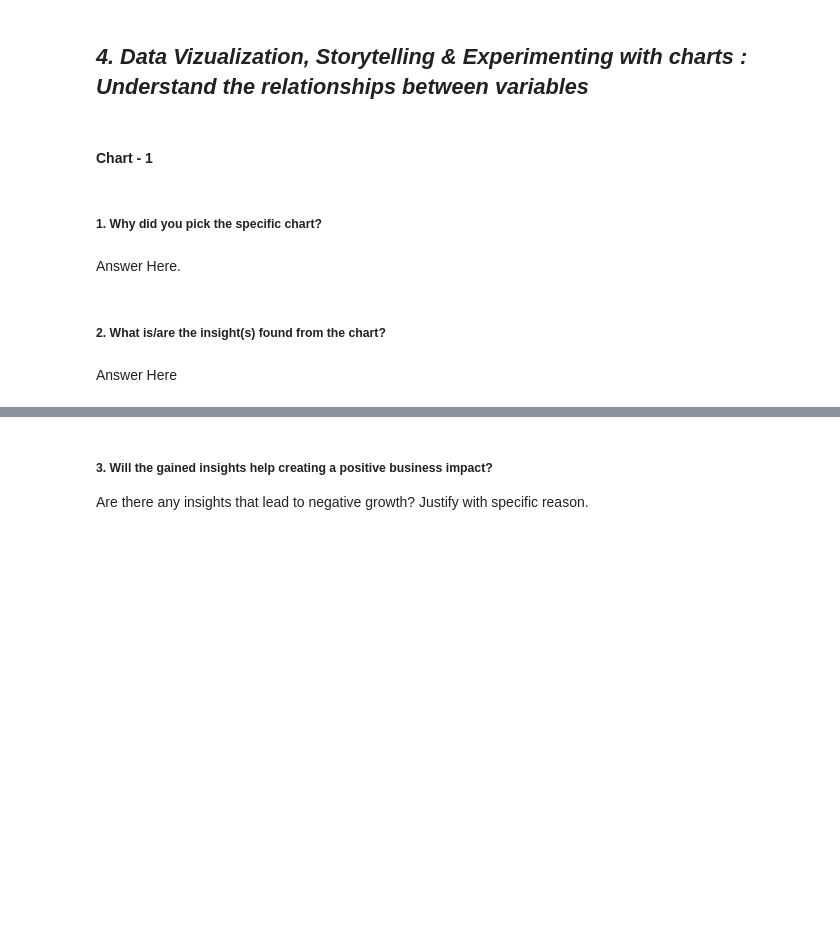
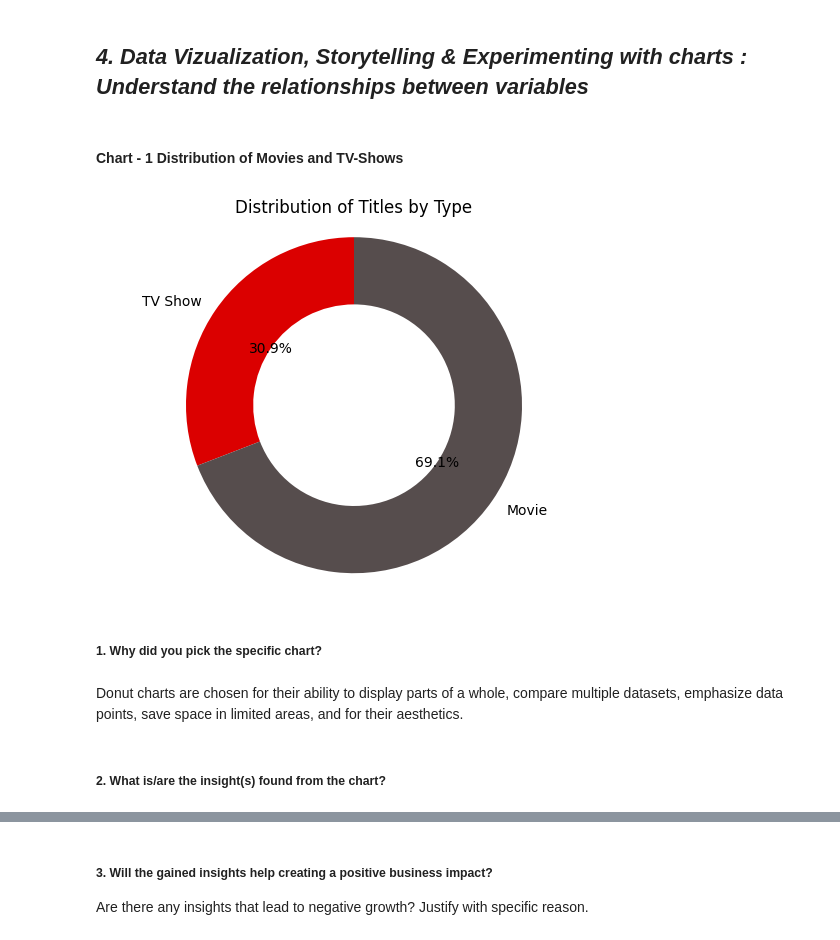
Before and after one commit to Mr-Himanshu123/Netflix-Movies-and-TV-Shows-Clustering, a Jupyter notebook: Netflix_Movies_and_TV_Shows_Clustering.ipynb, the cells around one changed output, grey strips where cells are left out. Cells and saved outputs as stored; diff of their text form; code cells hidden in the pictures; blank space fills up the shorter version.

```diff
--- a/Netflix_Movies_and_TV_Shows_Clustering.ipynb
+++ b/Netflix_Movies_and_TV_Shows_Clustering.ipynb
@@ -323,4 +323,4 @@ df.head()
 # %% [markdown]
 ## ***4. Data Vizualization, Storytelling & Experimenting with charts : Understand the relationships between variables***
 # %% [markdown]
-#### Chart - 1
+#### Chart - 1 Distribution of Movies and TV-Shows
@@ -329,8 +327,33 @@ df.head()
+# %%
+# Chart - 1 visualization code
+# Filter the data
+types = df['type']
+colors = ['#db0000', '#564d4d']
+labels = ['TV Show', 'Movie']
+tv_show_count = df['type'].value_counts()['TV Show']
+movie_count = df['type'].value_counts()['Movie']
+
+# Create a pie chart
+fig, ax = plt.subplots()
+ax.pie(x=[tv_show_count, movie_count], labels=labels, autopct='%1.1f%%', startangle=90, wedgeprops=dict(width=0.4),colors=colors)
+
+# Draw a circle to make it a donut chart
+circle = plt.Circle((0, 0), 0.3, color='white')
+ax.add_artist(circle)
+
+# Set aspect ratio to equal to ensure the pie is drawn as a circle
+ax.axis('equal')
+
+# Title
+plt.title('Distribution of Titles by Type')
+
+# Display the chart
+plt.show()
+# %% [output]
+[figure, added]
 # %% [markdown]
 ##### 1. Why did you pick the specific chart?
-# %% [markdown]
-Answer Here.
+# %% [markdown]
+Donut charts are chosen for their ability to display parts of a whole, compare multiple datasets, emphasize data points, save space in limited areas, and for their aesthetics.
 # %% [markdown]
 ##### 2. What is/are the insight(s) found from the chart?
-# %% [markdown]
-Answer Here
```
Also changed, not shown: parts of 146 cells of this notebook.
